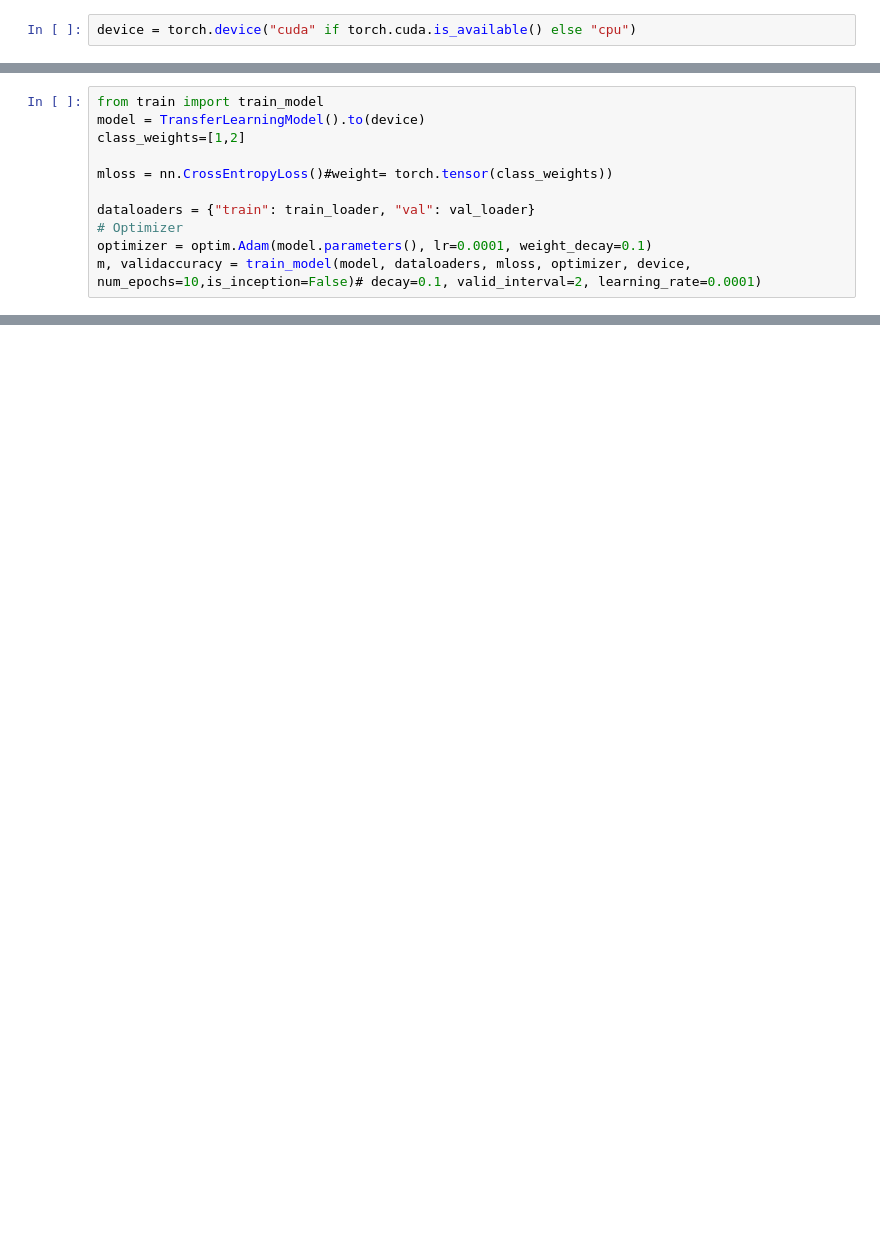
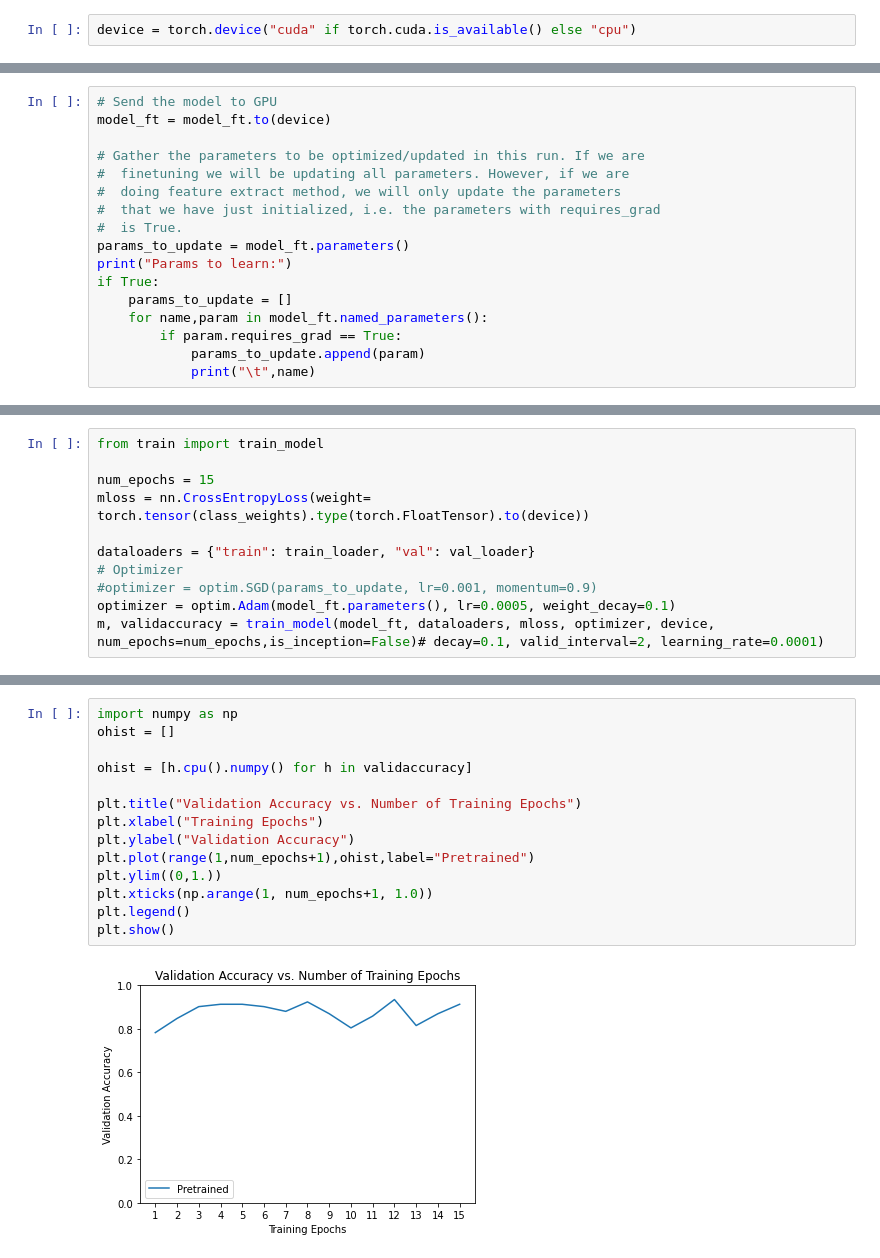
Before and after one commit to jkabalar/covid_classifier, a Jupyter notebook: train.ipynb, the cells around one changed output, grey strips where cells are left out. Saved outputs shown, nothing was run; the diff lists cells and outputs as text; blank space fills up the shorter version.

Commit message:
Add model with Adam

```diff
--- a/train.ipynb
+++ b/train.ipynb
@@ -117,0 +116,17 @@ class TransferLearningModel(nn.Module):
+# %%
+# Send the model to GPU
+model_ft = model_ft.to(device)
+
+# Gather the parameters to be optimized/updated in this run. If we are
+#  finetuning we will be updating all parameters. However, if we are
+#  doing feature extract method, we will only update the parameters
+#  that we have just initialized, i.e. the parameters with requires_grad
+#  is True.
+params_to_update = model_ft.parameters()
+print("Params to learn:")
+if True:
+    params_to_update = []
+    for name,param in model_ft.named_parameters():
+        if param.requires_grad == True:
+            params_to_update.append(param)
+            print("\t",name)
@@ -118,12 +157,12 @@ class TransferLearningModel(nn.Module):
 # %%
 from train import train_model
-model = TransferLearningModel().to(device)
-class_weights=[1,2]
 
-mloss = nn.CrossEntropyLoss()#weight= torch.tensor(class_weights))
+num_epochs = 15
+mloss = nn.CrossEntropyLoss(weight= torch.tensor(class_weights).type(torch.FloatTensor).to(device))
 
 dataloaders = {"train": train_loader, "val": val_loader}
 # Optimizer
-optimizer = optim.Adam(model.parameters(), lr=0.0001, weight_decay=0.1)
-m, validaccuracy = train_model(model, dataloaders, mloss, optimizer, device, num_epochs=10,is_inception=False)# decay=0.1, valid_interval=2, learning_rate=0.0001)
+#optimizer = optim.SGD(params_to_update, lr=0.001, momentum=0.9)
+optimizer = optim.Adam(model_ft.parameters(), lr=0.0005, weight_decay=0.1)
+m, validaccuracy = train_model(model_ft, dataloaders, mloss, optimizer, device, num_epochs=num_epochs,is_inception=False)# decay=0.1, valid_interval=2, learning_rate=0.0001)
 # %% [output]
@@ -131,0 +186,16 @@ Epoch 0/9
+# %%
+import numpy as np
+ohist = []
+
+ohist = [h.cpu().numpy() for h in validaccuracy]
+
+plt.title("Validation Accuracy vs. Number of Training Epochs")
+plt.xlabel("Training Epochs")
+plt.ylabel("Validation Accuracy")
+plt.plot(range(1,num_epochs+1),ohist,label="Pretrained")
+plt.ylim((0,1.))
+plt.xticks(np.arange(1, num_epochs+1, 1.0))
+plt.legend()
+plt.show()
+# %% [output]
+[figure, added]
```
Also changed, not shown: parts of 11 cells of this notebook, 1 other file.
